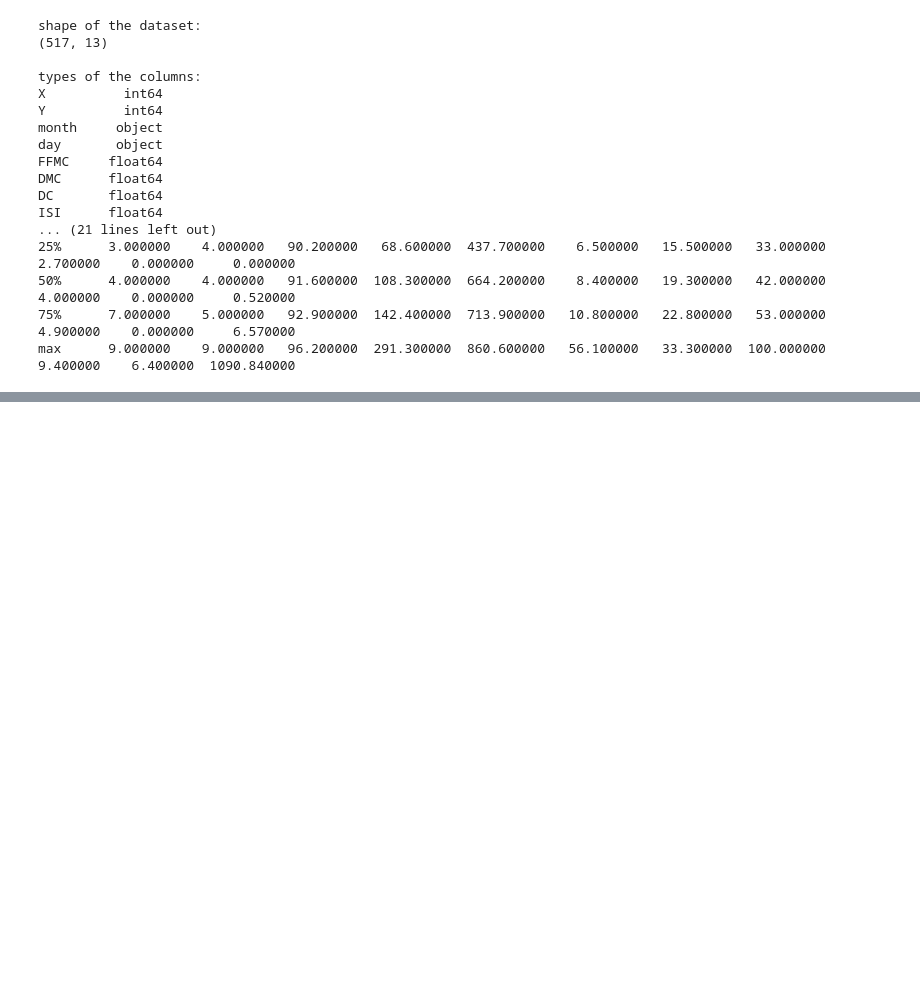
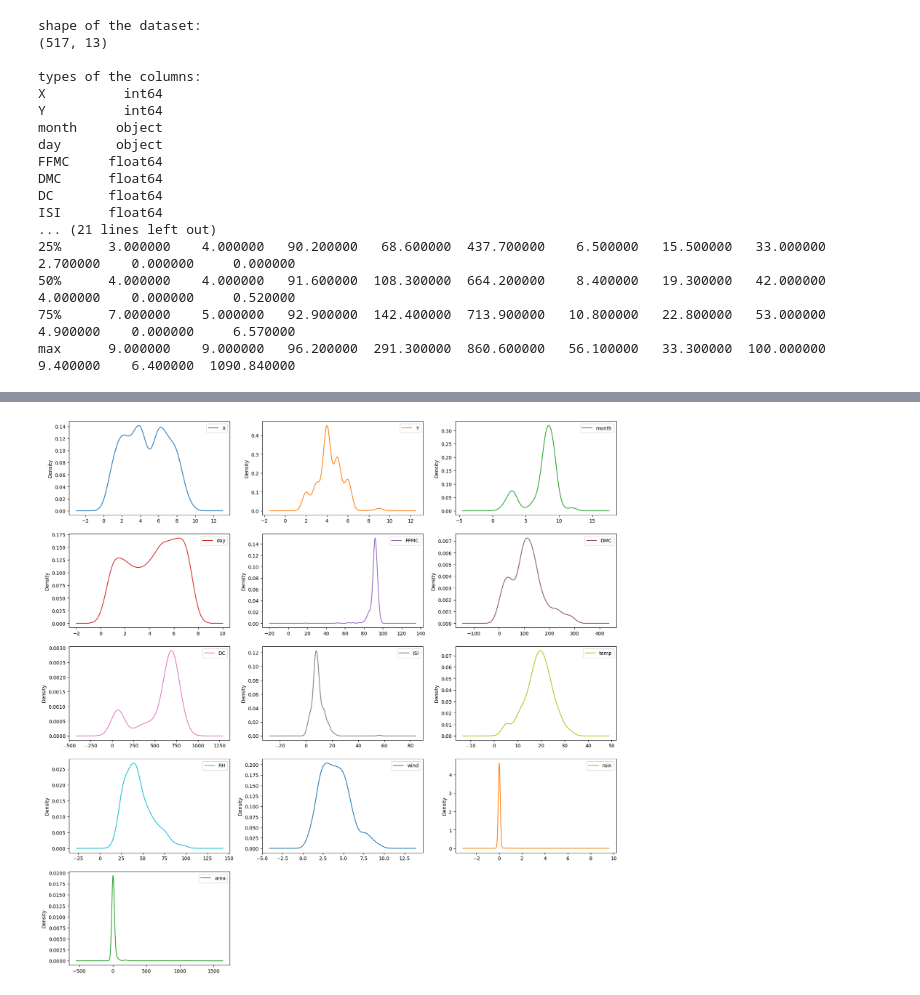
Before and after one commit to trayanm/learn_ai, a Jupyter notebook: Building-Your-First-Machine-Learning-Solution/code.ipynb, the cells around one changed output, grey strips where cells are left out. Saved outputs shown, nothing was run; the diff lists cells and outputs as text; code cells hidden in the pictures; blank space fills up the shorter version.

```diff
--- a/Building-Your-First-Machine-Learning-Solution/code.ipynb
+++ b/Building-Your-First-Machine-Learning-Solution/code.ipynb
@@ -81,0 +142,6 @@ max      9.000000    9.000000   96.200000  291.300000  860.600000   56.100000
+# %%
+# density plot
+df.plot(kind='density', subplots=True, layout=(5, 3), sharex=False, figsize=(20, 20))
+plt.show()
+# %% [output]
+[figure, added]
```
Also changed, not shown: parts of 3 cells of this notebook.
